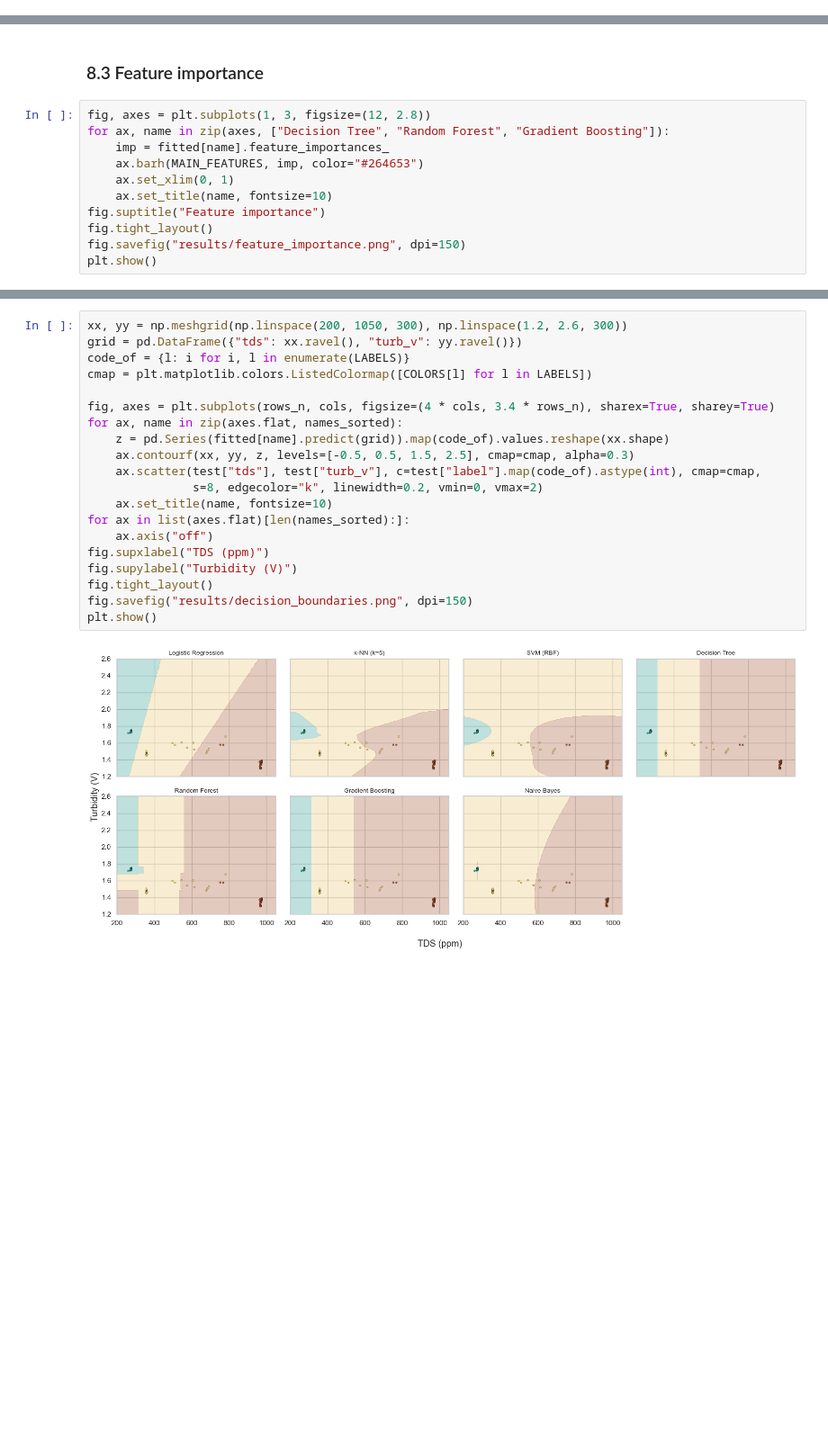
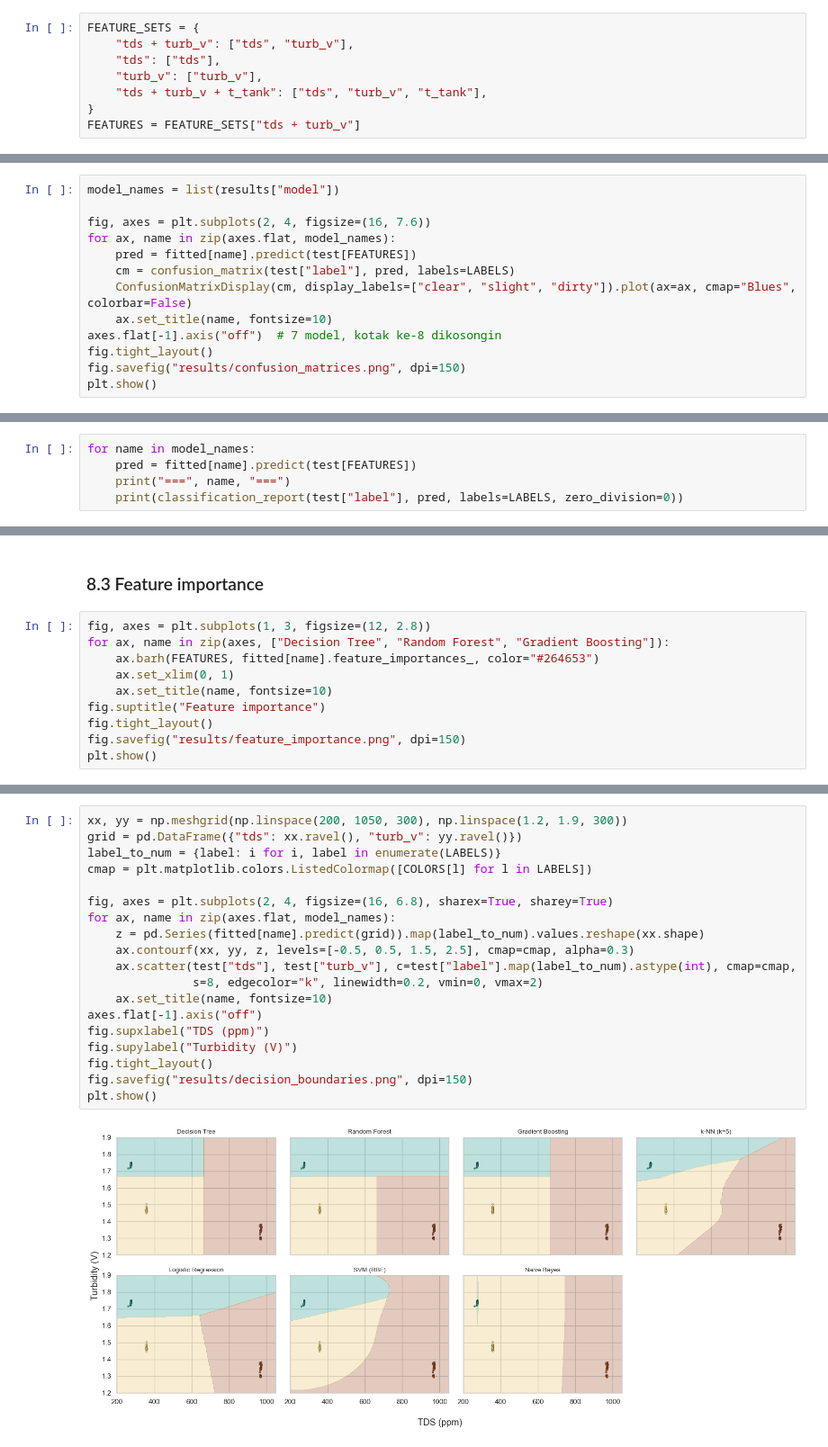
Before and after one commit to StevenLie14/IoT, a Jupyter notebook: ml/water_quality_models.ipynb, the cells around one changed output, grey strips where cells are left out. Shown at 90% size. Cells and saved outputs as stored; diff of their text form; blank space fills up the shorter version.

```diff
--- a/ml/water_quality_models.ipynb
+++ b/ml/water_quality_models.ipynb
@@ -575,0 +316,8 @@ slightly_turbid       1.00      0.95      0.98        83
+# %%
+FEATURE_SETS = {
+    "tds + turb_v": ["tds", "turb_v"],
+    "tds": ["tds"],
+    "turb_v": ["turb_v"],
+    "tds + turb_v + t_tank": ["tds", "turb_v", "t_tank"],
+}
+FEATURES = FEATURE_SETS["tds + turb_v"]
@@ -575,0 +527,13 @@ slightly_turbid       1.00      0.95      0.98        83
+# %%
+model_names = list(results["model"])
+
+fig, axes = plt.subplots(2, 4, figsize=(16, 7.6))
+for ax, name in zip(axes.flat, model_names):
+    pred = fitted[name].predict(test[FEATURES])
+    cm = confusion_matrix(test["label"], pred, labels=LABELS)
+    ConfusionMatrixDisplay(cm, display_labels=["clear", "slight", "dirty"]).plot(ax=ax, cmap="Blues", colorbar=False)
+    ax.set_title(name, fontsize=10)
+axes.flat[-1].axis("off")  # 7 model, kotak ke-8 dikosongin
+fig.tight_layout()
+fig.savefig("results/confusion_matrices.png", dpi=150)
+plt.show()
@@ -575,0 +544,5 @@ slightly_turbid       1.00      0.95      0.98        83
+# %%
+for name in model_names:
+    pred = fitted[name].predict(test[FEATURES])
+    print("===", name, "===")
+    print(classification_report(test["label"], pred, labels=LABELS, zero_division=0))
@@ -578,8 +569,7 @@ slightly_turbid       1.00      0.95      0.98        83
 # %%
 fig, axes = plt.subplots(1, 3, figsize=(12, 2.8))
 for ax, name in zip(axes, ["Decision Tree", "Random Forest", "Gradient Boosting"]):
-    imp = fitted[name].feature_importances_
-    ax.barh(MAIN_FEATURES, imp, color="#264653")
+    ax.barh(FEATURES, fitted[name].feature_importances_, color="#264653")
     ax.set_xlim(0, 1)
     ax.set_title(name, fontsize=10)
 fig.suptitle("Feature importance")
@@ -619,22 +609,21 @@ How each model splits the TDS / turbidity plane. Points are the test readings.
 # %%
-xx, yy = np.meshgrid(np.linspace(200, 1050, 300), np.linspace(1.2, 2.6, 300))
+xx, yy = np.meshgrid(np.linspace(200, 1050, 300), np.linspace(1.2, 1.9, 300))
 grid = pd.DataFrame({"tds": xx.ravel(), "turb_v": yy.ravel()})
-code_of = {l: i for i, l in enumerate(LABELS)}
+label_to_num = {label: i for i, label in enumerate(LABELS)}
 cmap = plt.matplotlib.colors.ListedColormap([COLORS[l] for l in LABELS])
 
-fig, axes = plt.subplots(rows_n, cols, figsize=(4 * cols, 3.4 * rows_n), sharex=True, sharey=True)
-for ax, name in zip(axes.flat, names_sorted):
-    z = pd.Series(fitted[name].predict(grid)).map(code_of).values.reshape(xx.shape)
+fig, axes = plt.subplots(2, 4, figsize=(16, 6.8), sharex=True, sharey=True)
+for ax, name in zip(axes.flat, model_names):
+    z = pd.Series(fitted[name].predict(grid)).map(label_to_num).values.reshape(xx.shape)
     ax.contourf(xx, yy, z, levels=[-0.5, 0.5, 1.5, 2.5], cmap=cmap, alpha=0.3)
-    ax.scatter(test["tds"], test["turb_v"], c=test["label"].map(code_of).astype(int), cmap=cmap,
+    ax.scatter(test["tds"], test["turb_v"], c=test["label"].map(label_to_num).astype(int), cmap=cmap,
                s=8, edgecolor="k", linewidth=0.2, vmin=0, vmax=2)
     ax.set_title(name, fontsize=10)
-for ax in list(axes.flat)[len(names_sorted):]:
-    ax.axis("off")
+axes.flat[-1].axis("off")
 fig.supxlabel("TDS (ppm)")
 fig.supylabel("Turbidity (V)")
 fig.tight_layout()
 fig.savefig("results/decision_boundaries.png", dpi=150)
 plt.show()
 # %% [output]
-[figure, old version]
+[figure, new version]
```
Also changed, not shown: parts of 104 cells of this notebook.
